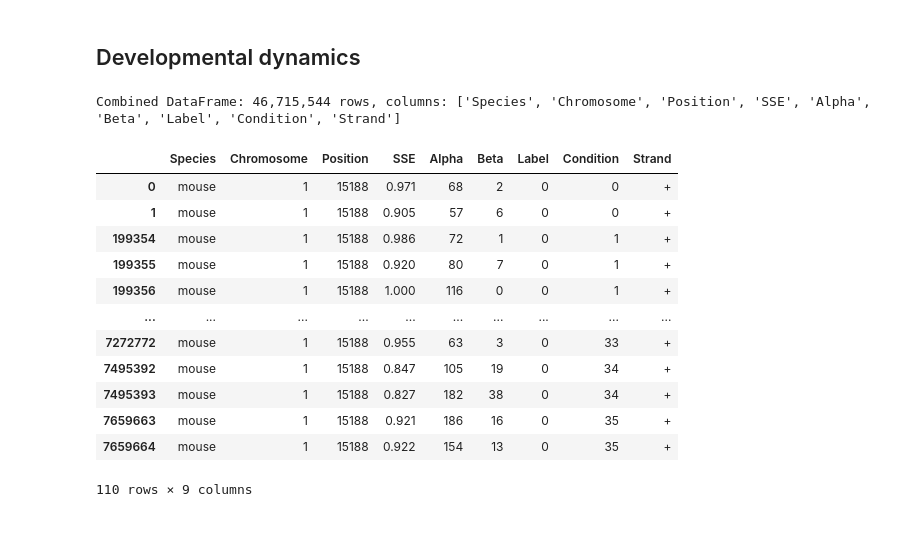
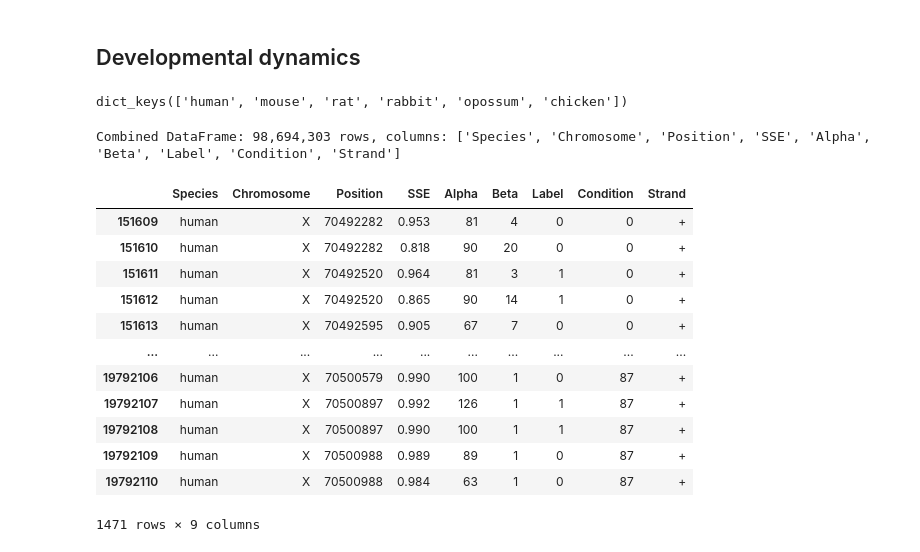
Before and after one commit to anamariaelek/alphagenome-pytorch, a Jupyter notebook: examples/notebooks/usage_data.ipynb, the cells around one changed output. Drawn from its saved outputs; the diff is of its cells as text; code cells hidden in the pictures.

```diff
--- a/examples/notebooks/usage_data.ipynb
+++ b/examples/notebooks/usage_data.ipynb
@@ -789,6 +846,10 @@ plt.show()
 [figure]
 # %% [markdown]
 ## Developmental dynamics
+# %%
+usage_dfs.keys()
+# %% [output]
+dict_keys(['human', 'mouse', 'rat', 'rabbit', 'opossum', 'chicken'])
 # %%
 # Build a tidy DataFrame with all results
 records = []
@@ -810,37 +871,38 @@ for sps, df in usage_dfs.items():
     df['Strand'] = df['Label'].map({
         0: '+', 1: '+', 2: '-', 3: '-', 4: 'None'
     })
-    df_filtered['Species'] = sps
-    # Species as first column
-    cols = ['Species'] + [c for c in df_filtered.columns if c != 'Species']
-    df_filtered = df_filtered[cols]
+
+    # Add Species as first column
+    df['Species'] = sps
+    cols = ['Species'] + [c for c in df.columns if c != 'Species']
+    df = df[cols]
 
     # Append to records
-    records.append(df_filtered)
+    records.append(df)
 
 # Merge all records into a single DataFrame
 df_all = pd.concat(records, ignore_index=True)
 print(f"Combined DataFrame: {len(df_all):,} rows, columns: {list(df_all.columns)}")
 # %% [output]
-Combined DataFrame: 46,715,544 rows, columns: ['Species', 'Chromosome', 'Position', 'SSE', 'Alpha', 'Beta', 'Label', 'Condition', 'Strand']
+Combined DataFrame: 98,694,303 rows, columns: ['Species', 'Chromosome', 'Position', 'SSE', 'Alpha', 'Beta', 'Label', 'Condition', 'Strand']
 # %%
 # Select for plotting
-df_plot = df_all[(df_all['Species'] == 'mouse') & (df_all['Chromosome'] == '1') & (df_all['Position'] == 15188)]
+df_plot = df_all[(df_all['Species'] == 'human') & (df_all['Chromosome'] == 'X') & (df_all['Position'] > 70492000) & (df_all['Position'] < 70501000)]
 df_plot
 # %% [output]
 |  | Species | Chromosome | Position | SSE | Alpha | Beta | Label | Condition | Strand |
-| 0 | mouse | 1 | 15188 | 0.971 | 68 | 2 | 0 | 0 | + |
-| 1 | mouse | 1 | 15188 | 0.905 | 57 | 6 | 0 | 0 | + |
-| 199354 | mouse | 1 | 15188 | 0.986 | 72 | 1 | 0 | 1 | + |
-| 199355 | mouse | 1 | 15188 | 0.920 | 80 | 7 | 0 | 1 | + |
-| 199356 | mouse | 1 | 15188 | 1.000 | 116 | 0 | 0 | 1 | + |
+| 151609 | human | X | 70492282 | 0.953 | 81 | 4 | 0 | 0 | + |
+| 151610 | human | X | 70492282 | 0.818 | 90 | 20 | 0 | 0 | + |
+| 151611 | human | X | 70492520 | 0.964 | 81 | 3 | 1 | 0 | + |
+| 151612 | human | X | 70492520 | 0.865 | 90 | 14 | 1 | 0 | + |
+| 151613 | human | X | 70492595 | 0.905 | 67 | 7 | 0 | 0 | + |
 | ... | ... | ... | ... | ... | ... | ... | ... | ... | ... |
-| 7272772 | mouse | 1 | 15188 | 0.955 | 63 | 3 | 0 | 33 | + |
-| 7495392 | mouse | 1 | 15188 | 0.847 | 105 | 19 | 0 | 34 | + |
-| 7495393 | mouse | 1 | 15188 | 0.827 | 182 | 38 | 0 | 34 | + |
-| 7659663 | mouse | 1 | 15188 | 0.921 | 186 | 16 | 0 | 35 | + |
-| 7659664 | mouse | 1 | 15188 | 0.922 | 154 | 13 | 0 | 35 | + |
+| 19792106 | human | X | 70500579 | 0.990 | 100 | 1 | 0 | 87 | + |
+| 19792107 | human | X | 70500897 | 0.992 | 126 | 1 | 1 | 87 | + |
+| 19792108 | human | X | 70500897 | 0.990 | 100 | 1 | 1 | 87 | + |
+| 19792109 | human | X | 70500988 | 0.989 | 89 | 1 | 0 | 87 | + |
+| 19792110 | human | X | 70500988 | 0.984 | 63 | 1 | 0 | 87 | + |
-110 rows × 9 columns
+1471 rows × 9 columns
 # %% [markdown]
 ## Plot splice site dynamics
 
```
Also changed, not shown: parts of 6 cells of this notebook, 14 other files.
